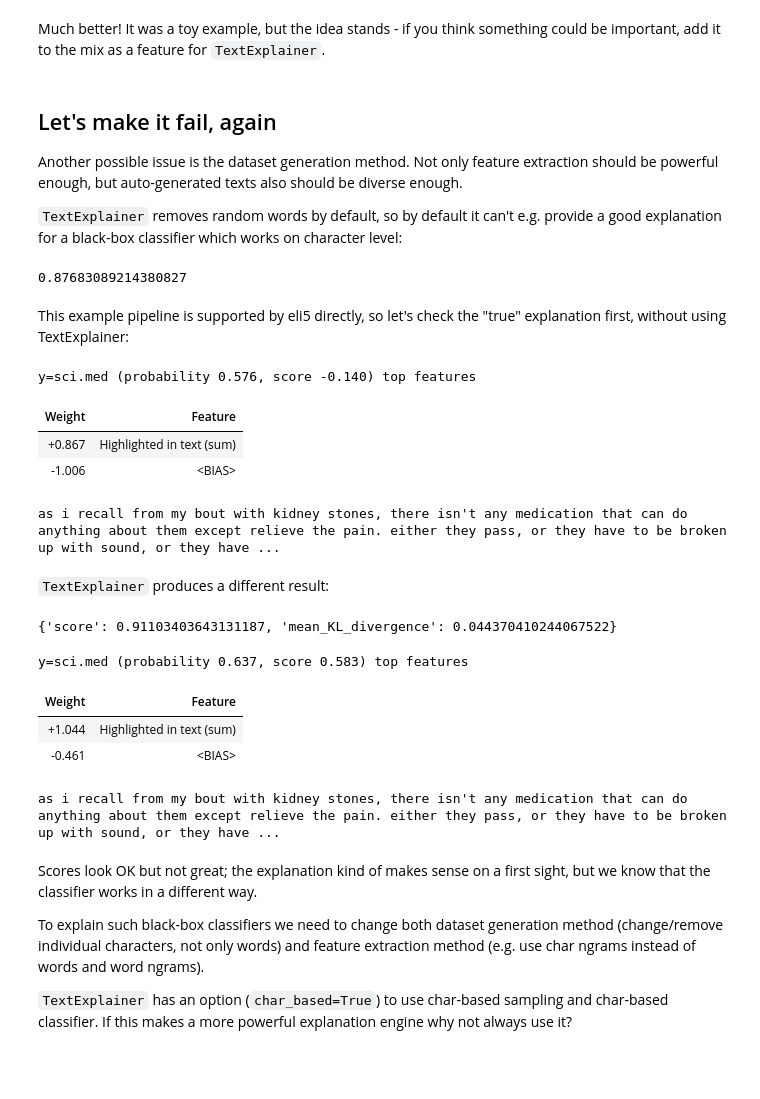
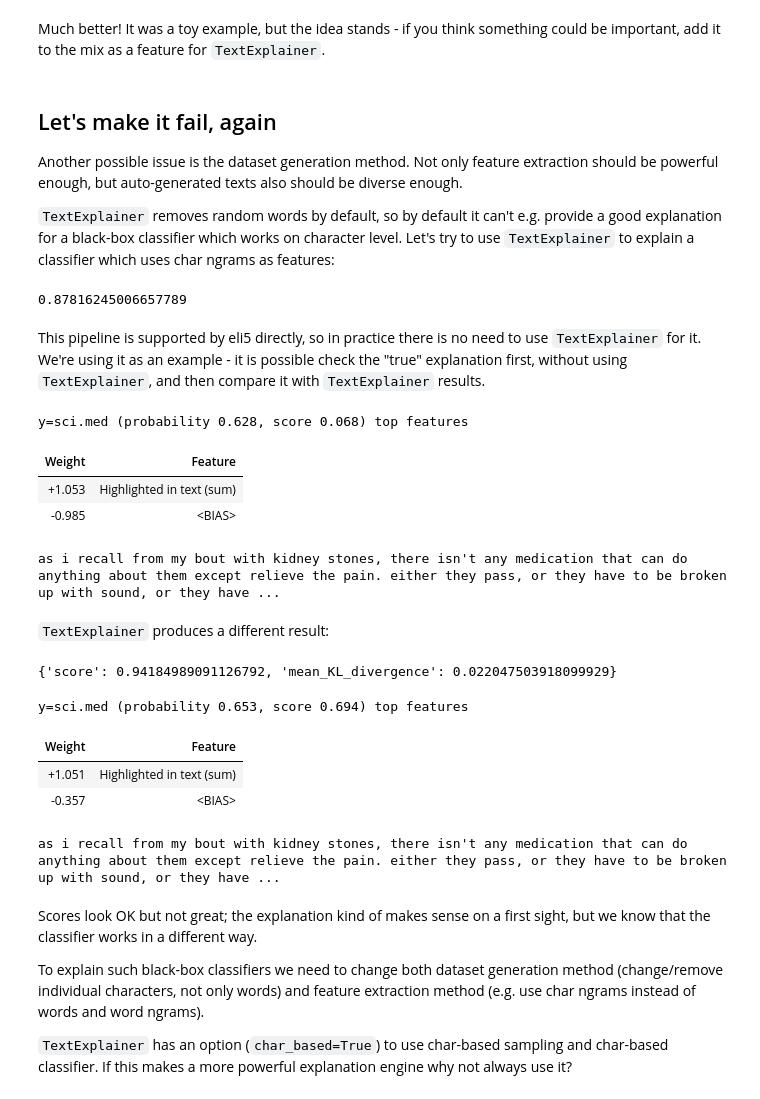
Before and after one commit to TeamHG-Memex/eli5, a Jupyter notebook: notebooks/TextExplainer.ipynb, the cells around one changed output. Drawn from its saved outputs; the diff is of its cells as text; code cells hidden in the pictures; blank space fills up the shorter version.

Commit message:
DOC update TextExplainer tutorial:
* add decision tree example;
* add some docs for sampling;
* other documentation improvements.

```diff
--- a/notebooks/TextExplainer.ipynb
+++ b/notebooks/TextExplainer.ipynb
@@ -253,42 +253,42 @@ Much better! It was a toy example, but the idea stands - if you think something
 
 Another possible issue is the dataset generation method. Not only feature extraction should be powerful enough, but auto-generated texts also should be diverse enough.
 
-`TextExplainer` removes random words by default, so by default it can't e.g. provide a good explanation for a black-box classifier which works on character level:
+`TextExplainer` removes random words by default, so by default it can't e.g. provide a good explanation for a black-box classifier which works on character level. Let's try to use `TextExplainer` to explain a classifier which uses char ngrams as features:
 # %%
 from sklearn.feature_extraction.text import HashingVectorizer
 from sklearn.linear_model import SGDClassifier
 
-vec = HashingVectorizer(analyzer='char_wb', ngram_range=(4,5))
-clf = SGDClassifier(loss='log')
+vec_char = HashingVectorizer(analyzer='char_wb', ngram_range=(4,5))
+clf_char = SGDClassifier(loss='log')
 
-pipe = make_pipeline(vec, clf)
-pipe.fit(twenty_train.data, twenty_train.target)
-pipe.score(twenty_test.data, twenty_test.target)
+pipe_char = make_pipeline(vec_char, clf_char)
+pipe_char.fit(twenty_train.data, twenty_train.target)
+pipe_char.score(twenty_test.data, twenty_test.target)
 # %% [output]
-0.87683089214380827
+0.87816245006657789
 # %% [markdown]
-This example pipeline is supported by eli5 directly, so let's check the "true" explanation first, without using TextExplainer:
+This pipeline is supported by eli5 directly, so in practice there is no need to use `TextExplainer` for it. We're using it as an example - it is possible check the "true" explanation first, without using `TextExplainer`, and then compare it with `TextExplainer` results.
 # %%
-eli5.show_prediction(clf, doc, vec=vec,
+eli5.show_prediction(clf_char, doc, vec=vec_char,
                     targets=['sci.med'], target_names=twenty_train.target_names)
 # %% [output]
-y=sci.med (probability 0.576, score -0.140) top features
+y=sci.med (probability 0.628, score 0.068) top features
 | Weight | Feature |
-| +0.867 | Highlighted in text (sum) |
-| -1.006 | <BIAS> |
+| +1.053 | Highlighted in text (sum) |
+| -0.985 | <BIAS> |
 as i recall from my bout with kidney stones, there isn't any medication that can do anything about them except relieve the pain. either they pass, or they have to be broken up with sound, or they have ...
 # %% [markdown]
 `TextExplainer` produces a different result:
 # %%
-te = TextExplainer().fit(doc, pipe.predict_proba)
+te = TextExplainer(random_state=42).fit(doc, pipe_char.predict_proba)
 print(te.metrics_)
 te.show_prediction(targets=['sci.med'], target_names=twenty_train.target_names)
 # %% [output]
-{'score': 0.91103403643131187, 'mean_KL_divergence': 0.044370410244067522}
+{'score': 0.94184989091126792, 'mean_KL_divergence': 0.022047503918099929}
-y=sci.med (probability 0.637, score 0.583) top features
+y=sci.med (probability 0.653, score 0.694) top features
 | Weight | Feature |
-| +1.044 | Highlighted in text (sum) |
-| -0.461 | <BIAS> |
+| +1.051 | Highlighted in text (sum) |
+| -0.357 | <BIAS> |
 as i recall from my bout with kidney stones, there isn't any medication that can do anything about them except relieve the pain. either they pass, or they have to be broken up with sound, or they have ...
 # %% [markdown]
 Scores look OK but not great; the explanation kind of makes sense on a first sight, but we know that the classifier works in a different way.
```
Also changed, not shown: parts of 20 cells of this notebook, 2 other files.
